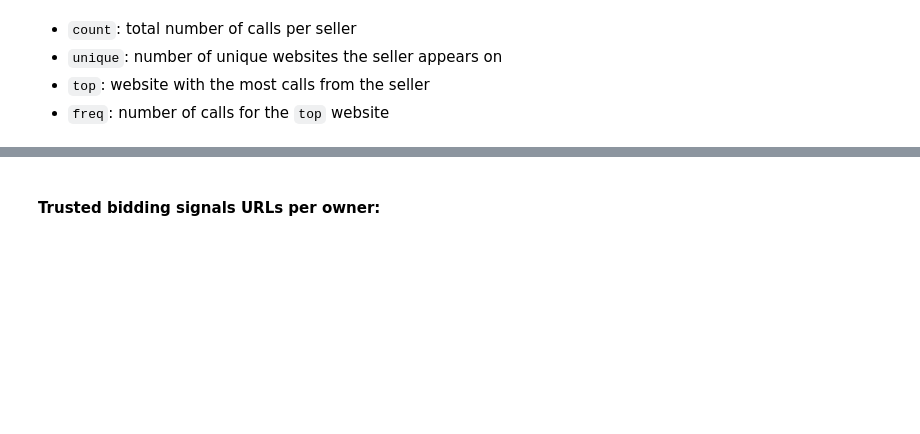
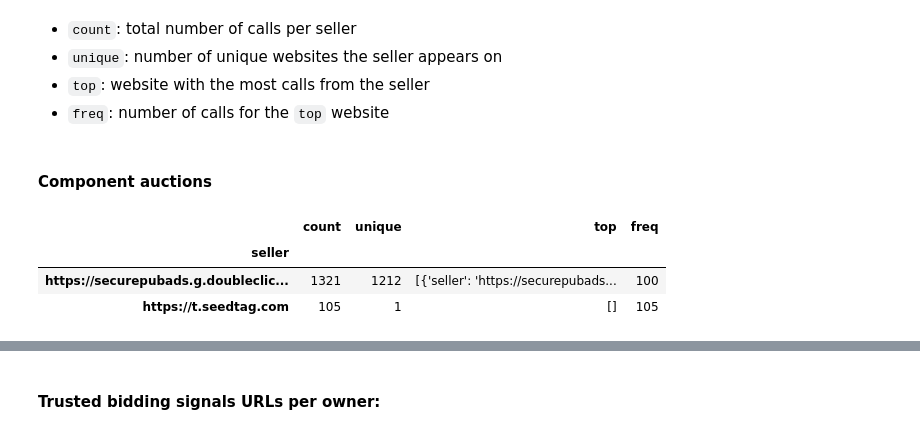
Before and after one commit to MichielP1807/tracker-radar-collector, a Jupyter notebook: post-processing/analysis.ipynb, the cells around one changed output, grey strips where cells are left out. Drawn from its saved outputs; the diff is of its cells as text; code cells hidden in the pictures; blank space fills up the shorter version.

```diff
--- a/post-processing/analysis.ipynb
+++ b/post-processing/analysis.ipynb
@@ -571,3 +591,12 @@ auction_calls.groupby("seller")["finalUrlFld"].describe().sort_values(by="unique
 - `unique`: number of unique websites the seller appears on
 - `top`: website with the most calls from the seller
 - `freq`: number of calls for the `top` website
+# %% [markdown]
+#### Component auctions
+# %%
+auction_calls.groupby("seller")["componentAuctions"].describe()
+# %% [output]
+|  | count | unique | top | freq |
+| seller |  |  |  |  |
+| https://securepubads.g.doubleclic... | 1321 | 1212 | [{'seller': 'https://securepubads... | 100 |
+| https://t.seedtag.com | 105 | 1 | [] | 105 |
```
Also changed, not shown: parts of 16 cells of this notebook.
